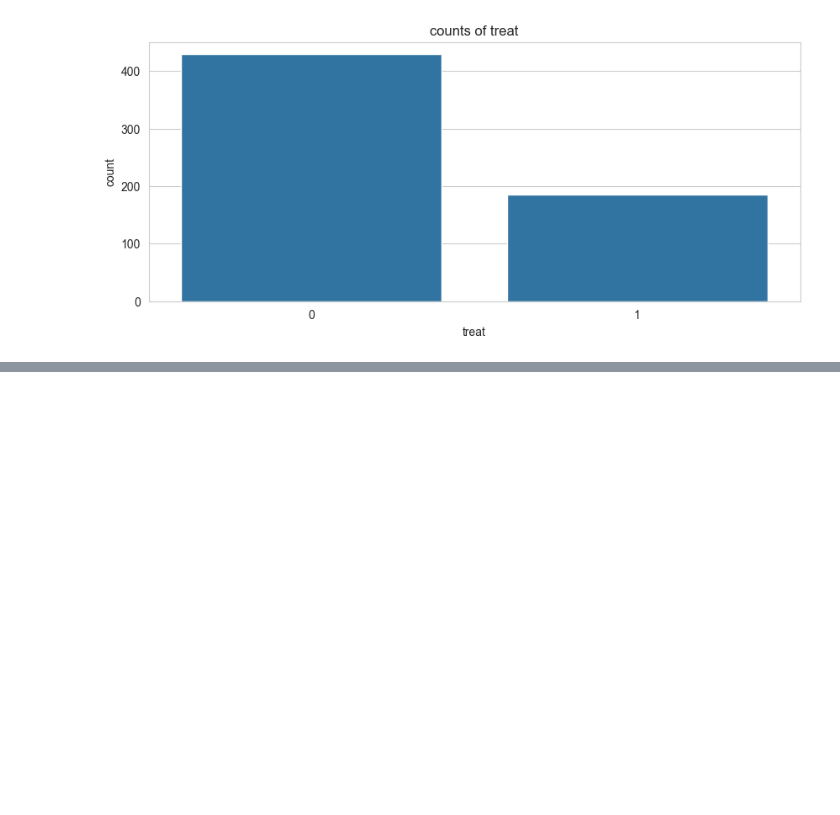
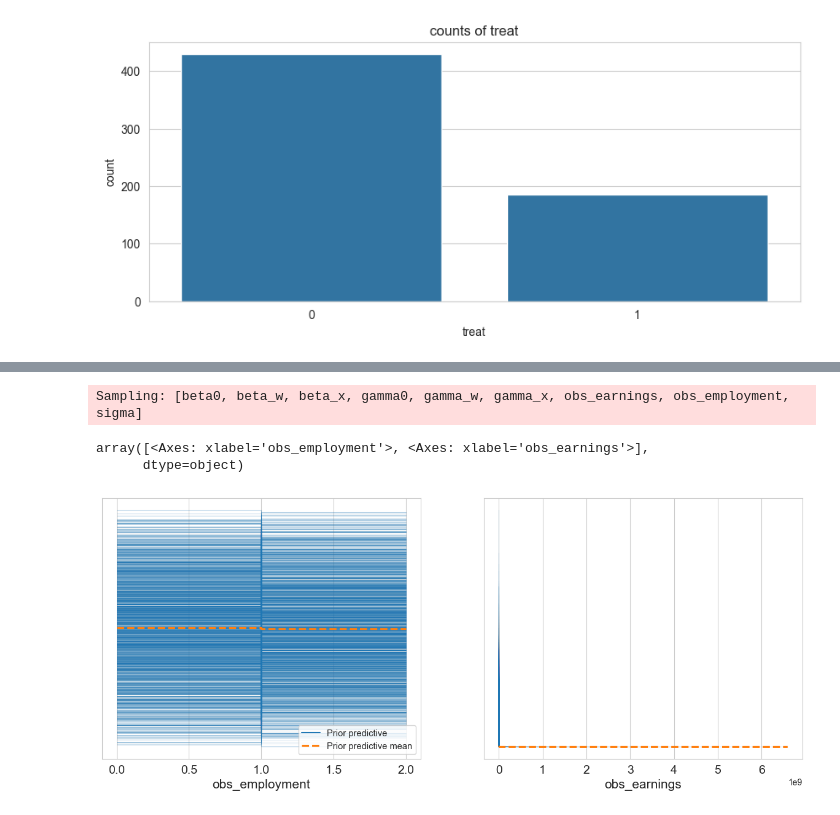
Before and after one commit to ori112/bayesian_causal_inference, a Jupyter notebook: project.ipynb, the cells around one changed output, grey strips where cells are left out. Drawn from its saved outputs; the diff is of its cells as text; code cells hidden in the pictures; blank space fills up the shorter version.

Commit message:
building a 2 layer model, adding posterios checks and visualization

```diff
--- a/project.ipynb
+++ b/project.ipynb
@@ -134,0 +204,13 @@ plt.show()
+# %%
+#Sampling prior predictive plots
+with causal_model:
+    prior_predictive = pm.sample_prior_predictive(samples=2000)
+# %% [output]
+Sampling: [beta0, beta_w, beta_x, gamma0, gamma_w, gamma_x, obs_earnings, obs_employment, sigma]
+# %%
+#Visualizng prior predictive checks
+az.plot_ppc(prior_predictive, group="prior", kind="kde")
+# %% [output]
+array([<Axes: xlabel='obs_employment'>, <Axes: xlabel='obs_earnings'>],
+      dtype=object)
+[figure, added]
```
Also changed, not shown: parts of 14 cells of this notebook, 2 other files.
